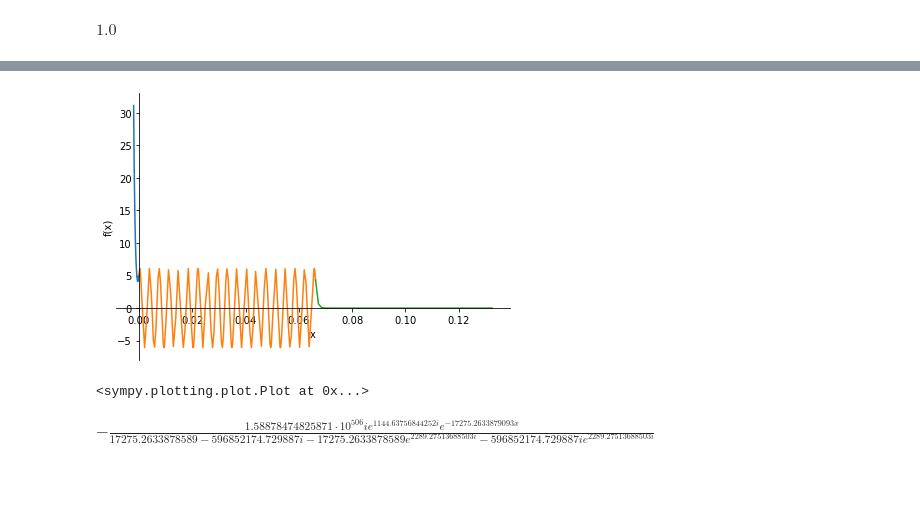
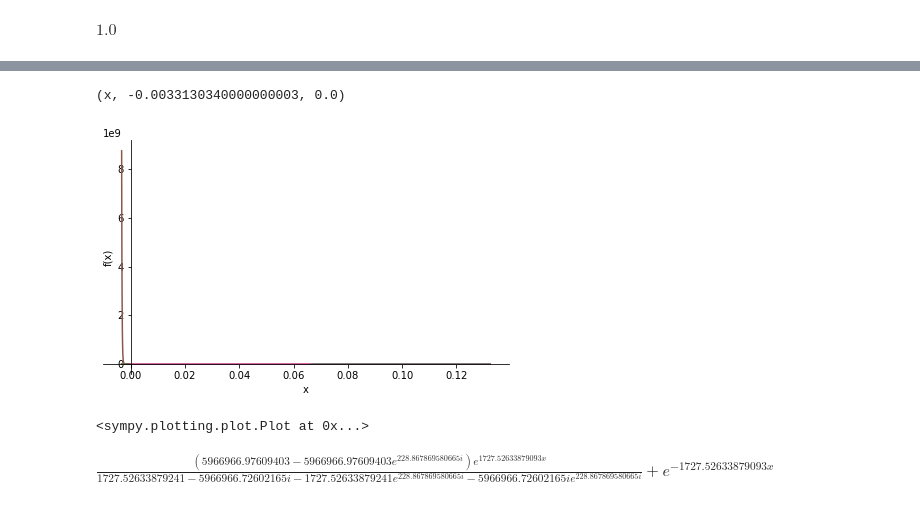
Before and after one commit to cgbsu/ResearchSpring2022SymbolicNotebooks0, a Jupyter notebook: work/learn_sympy_qm/tunneling/tunnel_ideal_5.ipynb, the cells around one changed output, grey strips where cells are left out. Drawn from its saved outputs; the diff is of its cells as text; code cells hidden in the pictures; blank space fills up the shorter version.

Commit message:
Stuff to mess with functions

```diff
--- a/work/learn_sympy_qm/tunneling/tunnel_ideal_5.ipynb
+++ b/work/learn_sympy_qm/tunneling/tunnel_ideal_5.ipynb
@@ -696,0 +699,4 @@ physical_psi_numerical = make_psi_numerical( psi_final, physical_wave_numbers, p
+# %%
+real_function = lambda functions : tuple( ( function[ 0 ].as_real_imag()[ 0 ], function[ 1 ] ) for function in functions )
+# %%
+imaginary_function = lambda functions : tuple( ( function[ 0 ].as_real_imag()[ 1 ], function[ 1 ] ) for function in functions )
@@ -697,9 +708,29 @@ physical_psi_numerical = make_psi_numerical( psi_final, physical_wave_numbers, p
+# %%
+def all_transform_combos( functions, transforms = (
+            lambda this : this,
+            conjugate_functions,
+            real_function,
+            imaginary_function
+        ) ):
+    total = []
+    for ii in transforms:
+        for jj in transforms:
+            for kk in jj( ii( functions ) ):
+                total.append( kk )
+    return tuple( total )
+# %%
+all_transforms = all_transform_combos( physical_psi_numerical )
+# %%
+all_transforms[ 0 ][ 1 ]
+# %% [output]
+(x, -0.0033130340000000003, 0.0)
 # %%
-sp.plot( *physical_psi_numerical )#, yscale = 'log', points=base_steps )
+%matplotlib inline
+sp.plot( *tuple( all_transforms ) )
 # %% [output]
-[figure, old version]
+[figure, new version]
 <sympy.plotting.plot.Plot at 0x...>
 # %%
-physical_psi_numerical[ 2 ][ 0 ]
+physical_psi_numerical[ 0 ][ 0 ]
 # %% [output]
-$\displaystyle - \frac{1.58878474825871 \cdot 10^{506} i e^{1144.63756844252 i} e^{- 17275.2633879093 x}}{17275.2633878589 - 596852174.729887 i - 17275.2633878589 e^{2289.27513688503 i} - 596852174.729887 i e^{2289.27513688503 i}}$
+$\displaystyle \frac{\left(5966966.97609403 - 5966966.97609403 e^{228.867869580665 i}\right) e^{1727.52633879093 x}}{1727.52633879241 - 5966966.72602165 i - 1727.52633879241 e^{228.867869580665 i} - 5966966.72602165 i e^{228.867869580665 i}} + e^{- 1727.52633879093 x}$
```
Also changed, not shown: parts of 3 cells of this notebook.
